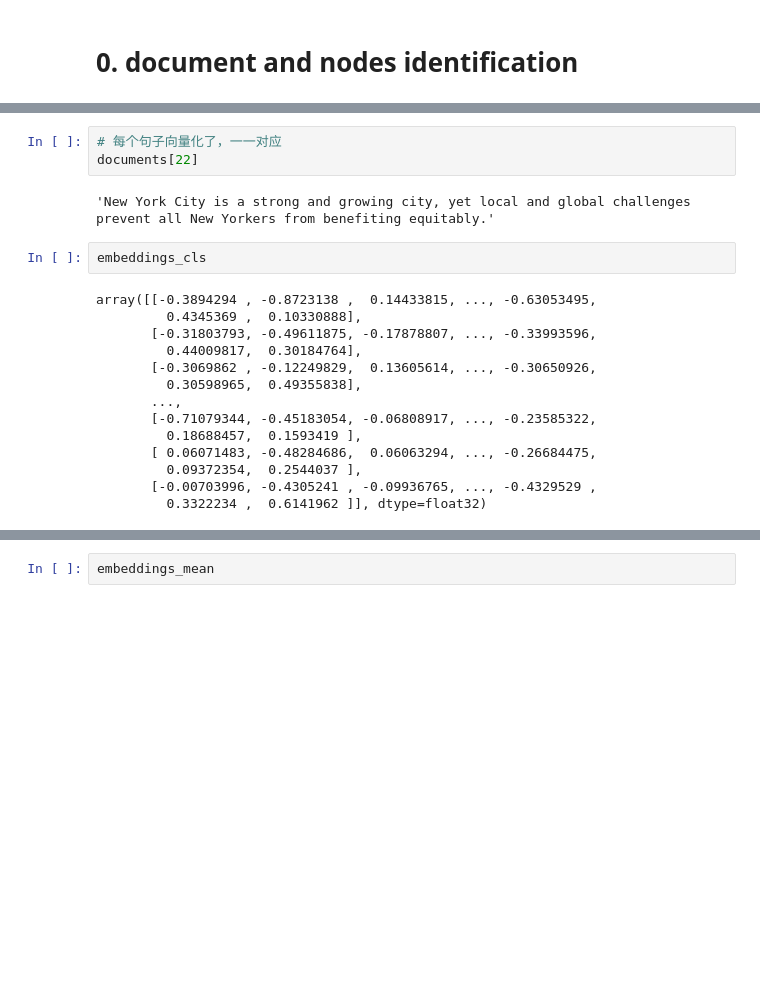
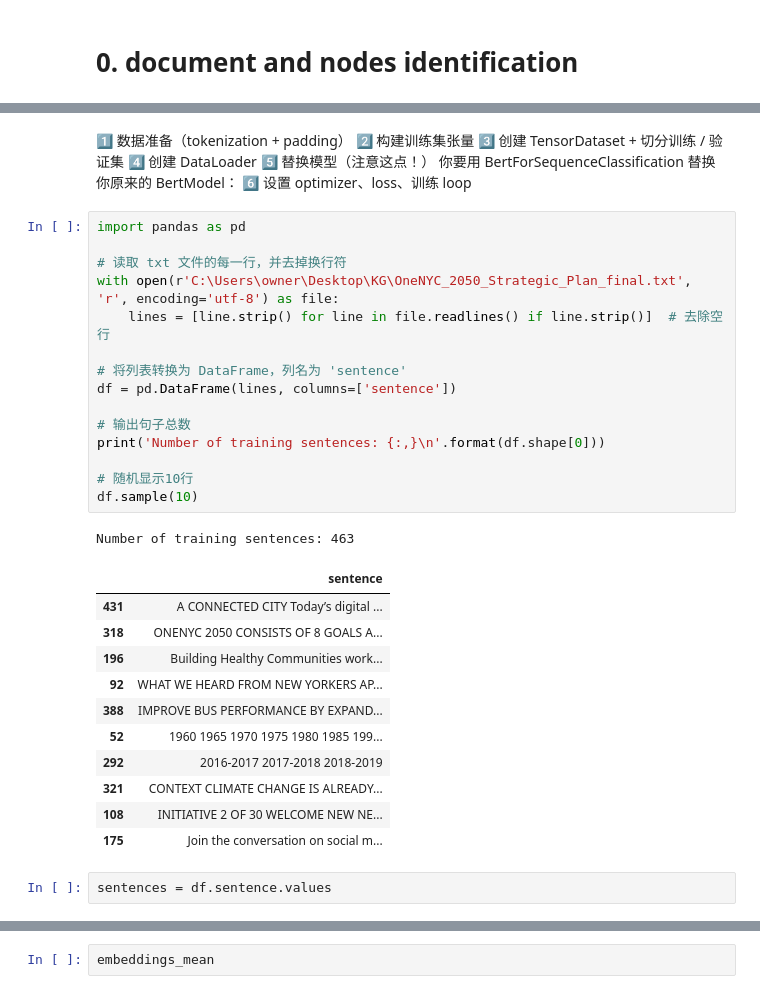
Before and after one commit to LiliLIN0324/Knowledge_Graph, a Jupyter notebook: Method5_BerTopic_pos_training.ipynb, the cells around one changed output, grey strips where cells are left out. Drawn from its saved outputs; the diff is of its cells as text; blank space fills up the shorter version.

Commit message:
bert model + fine-tuning

```diff
--- a/Method5_BerTopic_pos_training.ipynb
+++ b/Method5_BerTopic_pos_training.ipynb
@@ -89,21 +87,38 @@ Mean pooled shape: (463, 768)
-# %%
-# 每个句子向量化了，一一对应
-documents[22]
-# %% [output]
-'New York City is a strong and growing city, yet local and global challenges prevent all New Yorkers from benefiting equitably.'
-# %%
-embeddings_cls
-# %% [output]
-array([[-0.3894294 , -0.8723138 ,  0.14433815, ..., -0.63053495,
-         0.4345369 ,  0.10330888],
-       [-0.31803793, -0.49611875, -0.17878807, ..., -0.33993596,
-         0.44009817,  0.30184764],
-       [-0.3069862 , -0.12249829,  0.13605614, ..., -0.30650926,
-         0.30598965,  0.49355838],
-       ...,
-       [-0.71079344, -0.45183054, -0.06808917, ..., -0.23585322,
-         0.18688457,  0.1593419 ],
-       [ 0.06071483, -0.48284686,  0.06063294, ..., -0.26684475,
-         0.09372354,  0.2544037 ],
-       [-0.00703996, -0.4305241 , -0.09936765, ..., -0.4329529 ,
-         0.3322234 ,  0.6141962 ]], dtype=float32)
+# %% [markdown]
+1️⃣ 数据准备（tokenization + padding）
+2️⃣ 构建训练集张量
+3️⃣ 创建 TensorDataset + 切分训练 / 验证集
+4️⃣ 创建 DataLoader
+5️⃣ 替换模型（注意这点！）
+你要用 BertForSequenceClassification 替换你原来的 BertModel：
+6️⃣ 设置 optimizer、loss、训练 loop
+# %%
+import pandas as pd
+
+# 读取 txt 文件的每一行，并去掉换行符
+with open(r'C:\Users\owner\Desktop\KG\OneNYC_2050_Strategic_Plan_final.txt', 'r', encoding='utf-8') as file:
+    lines = [line.strip() for line in file.readlines() if line.strip()]  # 去除空行
+
+# 将列表转换为 DataFrame，列名为 'sentence'
+df = pd.DataFrame(lines, columns=['sentence'])
+
+# 输出句子总数
+print('Number of training sentences: {:,}\n'.format(df.shape[0]))
+
+# 随机显示10行
+df.sample(10)
+# %% [output]
+Number of training sentences: 463
+|  | sentence |
+| 431 | A CONNECTED CITY Today’s digital ... |
+| 318 | ONENYC 2050 CONSISTS OF 8 GOALS A... |
+| 196 | Building Healthy Communities work... |
+| 92 | WHAT WE HEARD FROM NEW YORKERS AP... |
+| 388 | IMPROVE BUS PERFORMANCE BY EXPAND... |
+| 52 | 1960 1965 1970 1975 1980 1985 199... |
+| 292 | 2016-2017 2017-2018 2018-2019 |
+| 321 | CONTEXT CLIMATE CHANGE IS ALREADY... |
+| 108 | INITIATIVE 2 OF 30 WELCOME NEW NE... |
+| 175 | Join the conversation on social m... |
+# %%
+sentences = df.sentence.values
```
Also changed, not shown: parts of 8 cells of this notebook.
